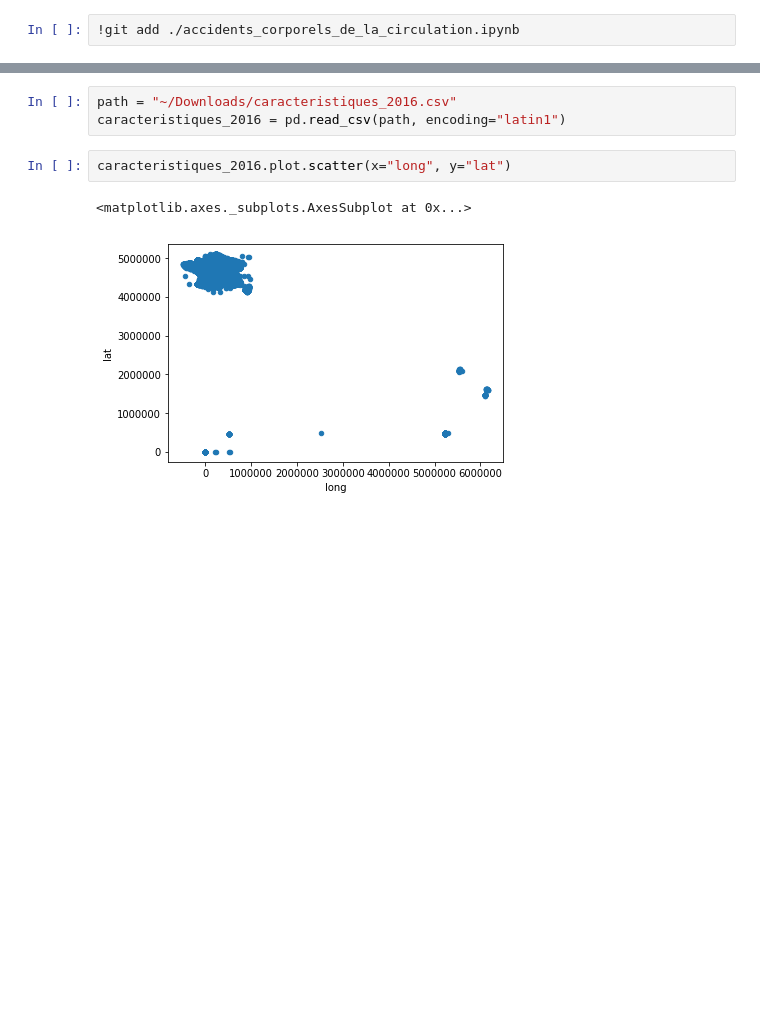
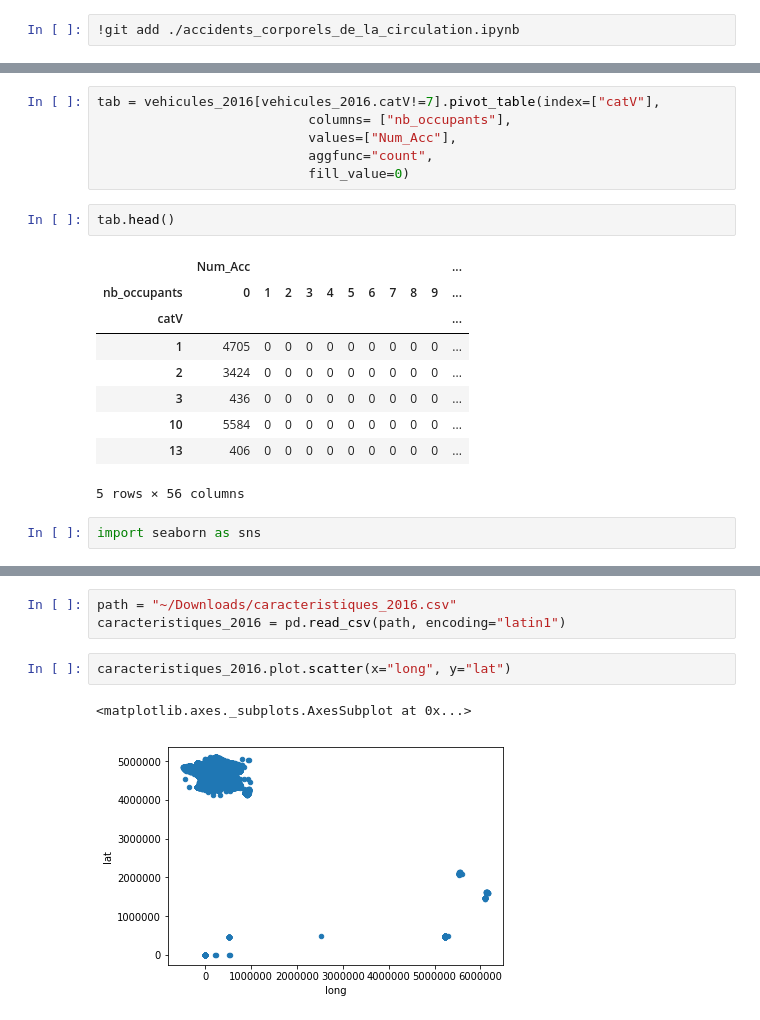
Before and after one commit to romainjouin/formation_python, a Jupyter notebook: accidents_corporels_de_la_circulation.ipynb, the cells around one changed output, grey strips where cells are left out. Drawn from its saved outputs; the diff is of its cells as text; blank space fills up the shorter version.

```diff
--- a/accidents_corporels_de_la_circulation.ipynb
+++ b/accidents_corporels_de_la_circulation.ipynb
@@ -126,0 +149,20 @@ To https://github.com/romainjouin/formation_python
+# %%
+tab = vehicules_2016[vehicules_2016.catV!=7].pivot_table(index=["catV"],
+                           columns= ["nb_occupants"],
+                           values=["Num_Acc"],
+                           aggfunc="count",
+                           fill_value=0)
+# %%
+tab.head()
+# %% [output]
+|  | Num_Acc |  |  |  |  |  |  |  |  |  | ... |
+| nb_occupants | 0 | 1 | 2 | 3 | 4 | 5 | 6 | 7 | 8 | 9 | ... |
+| catV |  |  |  |  |  |  |  |  |  |  | ... |
+| 1 | 4705 | 0 | 0 | 0 | 0 | 0 | 0 | 0 | 0 | 0 | ... |
+| 2 | 3424 | 0 | 0 | 0 | 0 | 0 | 0 | 0 | 0 | 0 | ... |
+| 3 | 436 | 0 | 0 | 0 | 0 | 0 | 0 | 0 | 0 | 0 | ... |
+| 10 | 5584 | 0 | 0 | 0 | 0 | 0 | 0 | 0 | 0 | 0 | ... |
+| 13 | 406 | 0 | 0 | 0 | 0 | 0 | 0 | 0 | 0 | 0 | ... |
+5 rows × 56 columns
+# %%
+import seaborn as sns
```
Also changed, not shown: parts of 18 cells of this notebook.
